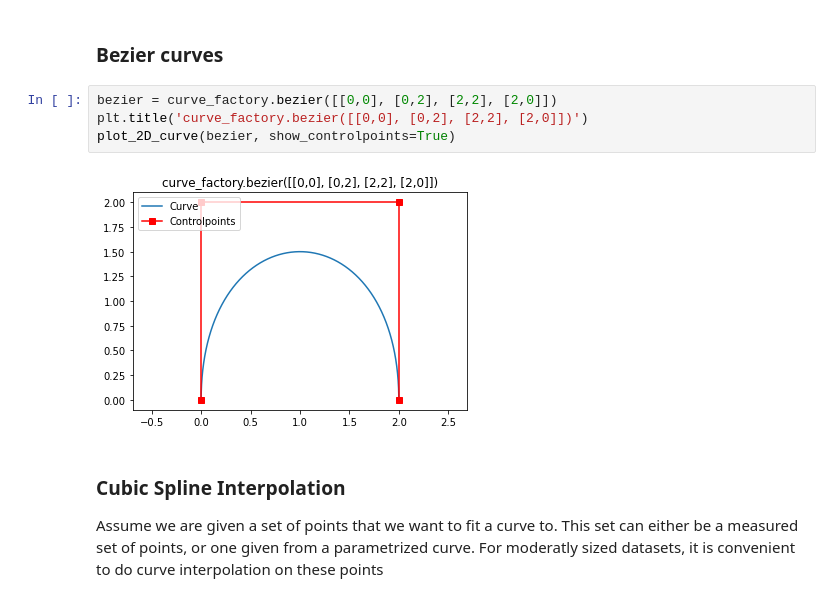
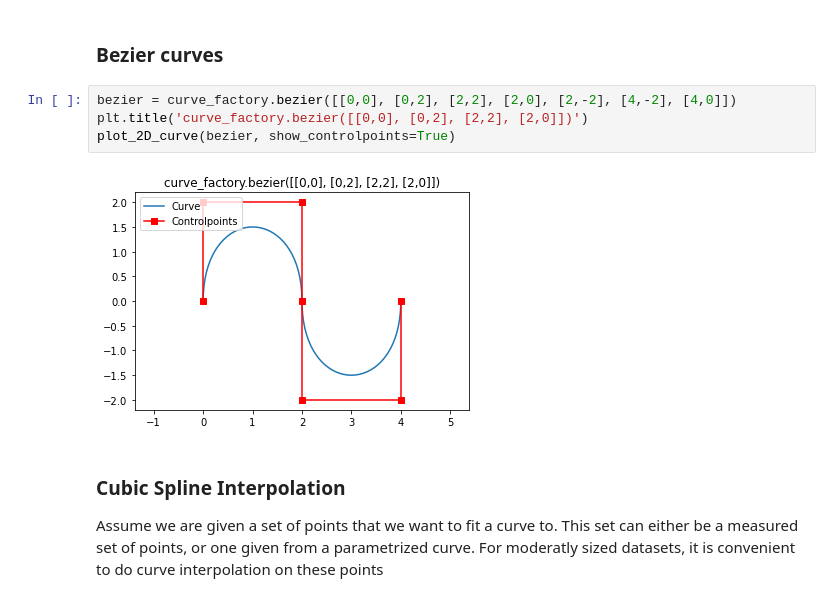
Before and after one commit to VikingScientist/splipy_tutorial, a Jupyter notebook: 03. Factory methods.ipynb, the cells around one changed output. Cells and saved outputs as stored; diff of their text form.

```diff
--- a/03. Factory methods.ipynb
+++ b/03. Factory methods.ipynb
@@ -116,11 +116,11 @@ plot_2D_curve(circle_seg, show_controlpoints=True)
 # %% [markdown]
 ### Bezier curves
 # %%
-bezier = curve_factory.bezier([[0,0], [0,2], [2,2], [2,0]])
+bezier = curve_factory.bezier([[0,0], [0,2], [2,2], [2,0], [2,-2], [4,-2], [4,0]])
 plt.title('curve_factory.bezier([[0,0], [0,2], [2,2], [2,0]])')
 plot_2D_curve(bezier, show_controlpoints=True)
 # %% [output]
-[figure, old version]
+[figure, new version]
 # %% [markdown]
 ### Cubic Spline Interpolation
 
```
Also changed, not shown: parts of 16 cells of this notebook, 8 other files.
